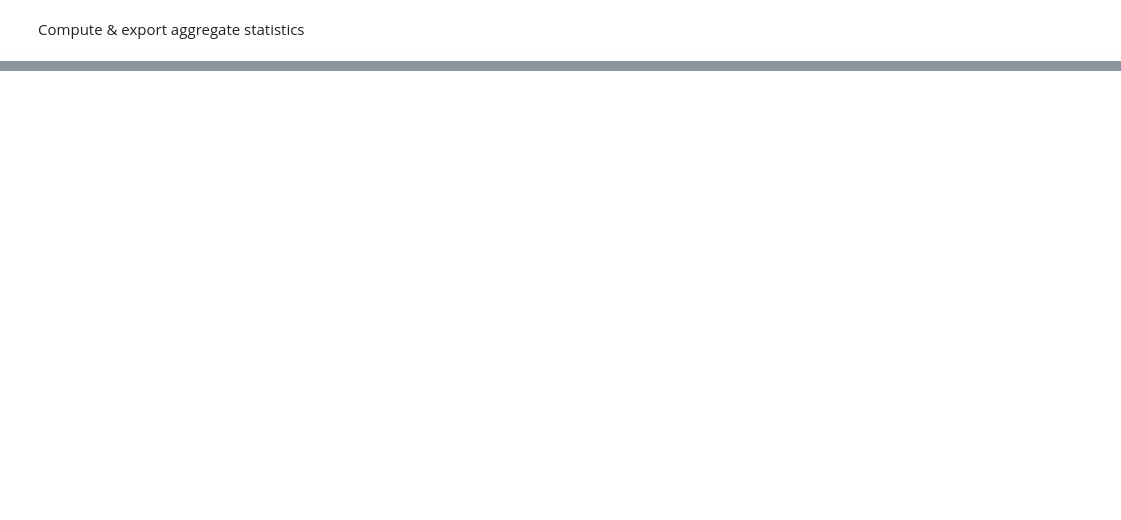
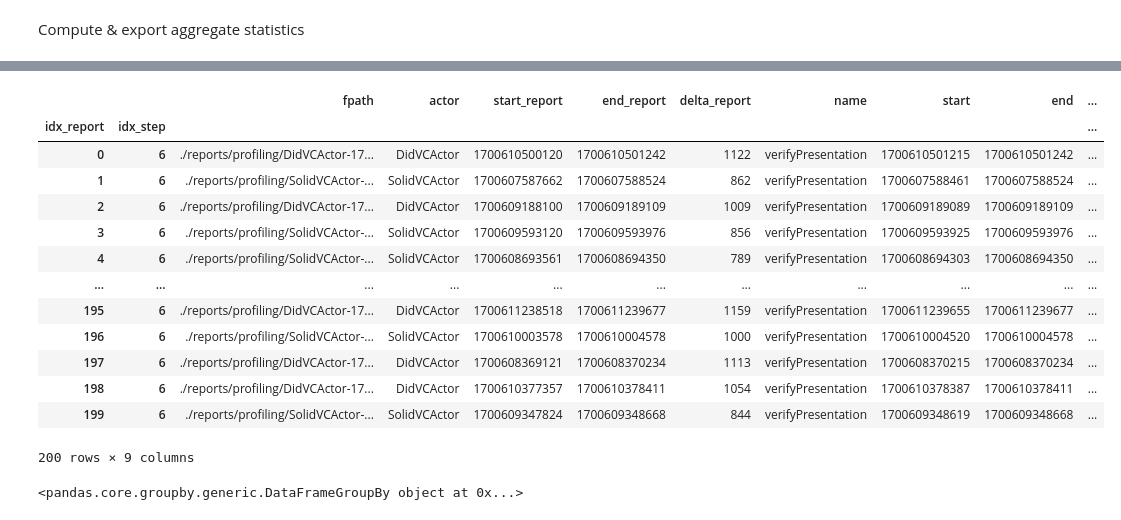
Before and after one commit to SolidLabResearch/pseudonymity-demo, a Jupyter notebook: profiling-report.ipynb, the cells around one changed output, grey strips where cells are left out. Drawn from its saved outputs; the diff is of its cells as text; code cells hidden in the pictures; blank space fills up the shorter version.

Commit message:
ran profiling report

```diff
--- a/profiling-report.ipynb
+++ b/profiling-report.ipynb
@@ -154,3 +155,25 @@ plt.show()
 # %%
 get_repo_info()
 json.dump(get_repo_info(), open(os.path.join(DIR_REPORT,'repo-info.json'), 'w'))
+# %%
+df__verify_vp = df_tl[df_tl.name == 'verifyPresentation']
+df__verify_vp
+# %% [output]
+|  |  | fpath | actor | start_report | end_report | delta_report | name | start | end | ... |
+| idx_report | idx_step |  |  |  |  |  |  |  |  | ... |
+| 0 | 6 | ./reports/profiling/DidVCActor-17... | DidVCActor | 1700610500120 | 1700610501242 | 1122 | verifyPresentation | 1700610501215 | 1700610501242 | ... |
+| 1 | 6 | ./reports/profiling/SolidVCActor-... | SolidVCActor | 1700607587662 | 1700607588524 | 862 | verifyPresentation | 1700607588461 | 1700607588524 | ... |
+| 2 | 6 | ./reports/profiling/DidVCActor-17... | DidVCActor | 1700609188100 | 1700609189109 | 1009 | verifyPresentation | 1700609189089 | 1700609189109 | ... |
+| 3 | 6 | ./reports/profiling/SolidVCActor-... | SolidVCActor | 1700609593120 | 1700609593976 | 856 | verifyPresentation | 1700609593925 | 1700609593976 | ... |
+| 4 | 6 | ./reports/profiling/SolidVCActor-... | SolidVCActor | 1700608693561 | 1700608694350 | 789 | verifyPresentation | 1700608694303 | 1700608694350 | ... |
+| ... | ... | ... | ... | ... | ... | ... | ... | ... | ... | ... |
+| 195 | 6 | ./reports/profiling/DidVCActor-17... | DidVCActor | 1700611238518 | 1700611239677 | 1159 | verifyPresentation | 1700611239655 | 1700611239677 | ... |
+| 196 | 6 | ./reports/profiling/SolidVCActor-... | SolidVCActor | 1700610003578 | 1700610004578 | 1000 | verifyPresentation | 1700610004520 | 1700610004578 | ... |
+| 197 | 6 | ./reports/profiling/DidVCActor-17... | DidVCActor | 1700608369121 | 1700608370234 | 1113 | verifyPresentation | 1700608370215 | 1700608370234 | ... |
+| 198 | 6 | ./reports/profiling/DidVCActor-17... | DidVCActor | 1700610377357 | 1700610378411 | 1054 | verifyPresentation | 1700610378387 | 1700610378411 | ... |
+| 199 | 6 | ./reports/profiling/SolidVCActor-... | SolidVCActor | 1700609347824 | 1700609348668 | 844 | verifyPresentation | 1700609348619 | 1700609348668 | ... |
+200 rows × 9 columns
+# %%
+df__verify_vp.groupby('actor')
+# %% [output]
+<pandas.core.groupby.generic.DataFrameGroupBy object at 0x...>
```
Also changed, not shown: parts of 6 cells of this notebook, 5 other files.
